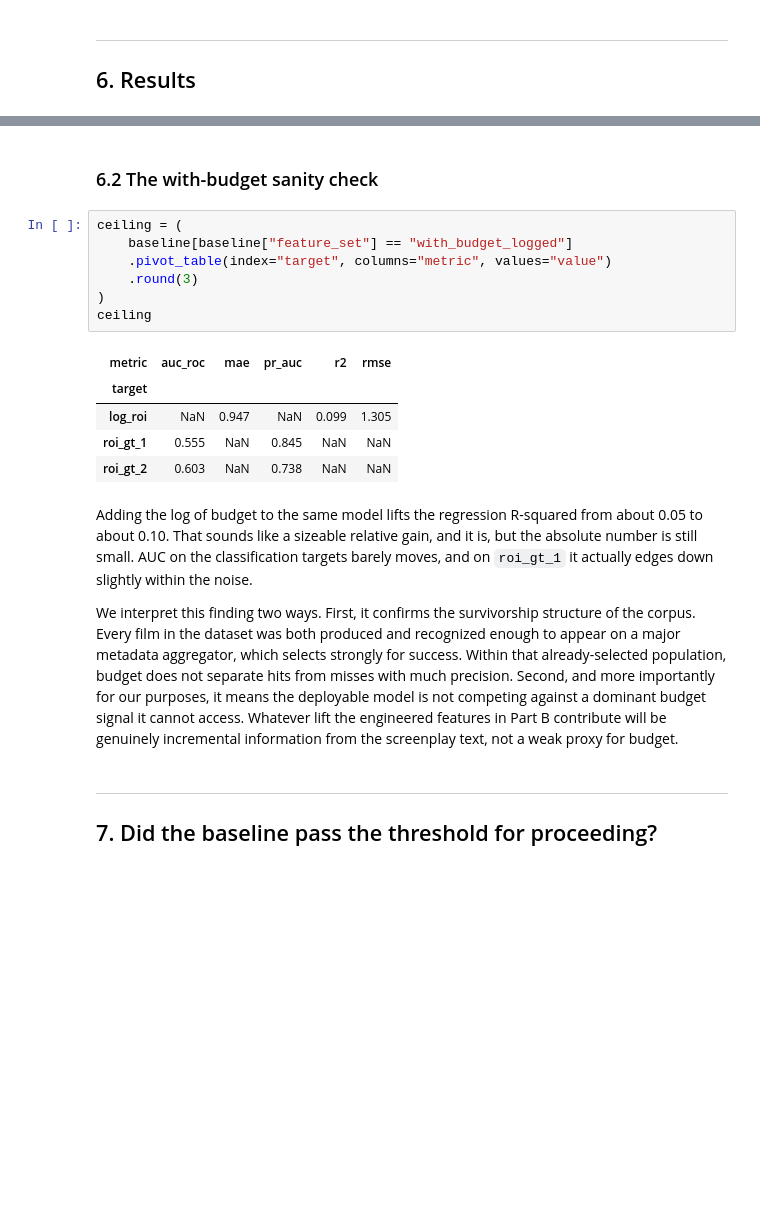
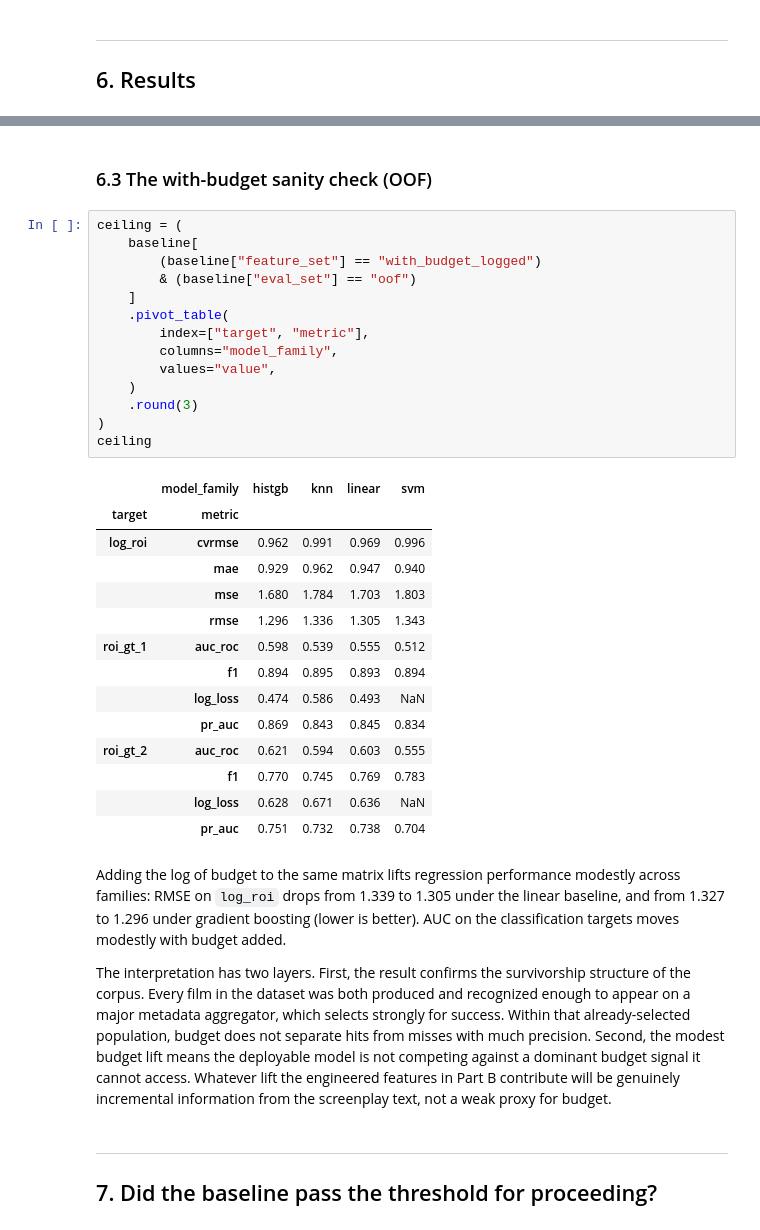
Before and after one commit to cat04MSBA/MSBA_315_Final_Project, a Jupyter notebook: notebooks/phase_3.ipynb, the cells around one changed output, grey strips where cells are left out. Drawn from its saved outputs; the diff is of its cells as text; blank space fills up the shorter version.

```diff
--- a/notebooks/phase_3.ipynb
+++ b/notebooks/phase_3.ipynb
@@ -720,38 +864,54 @@ the more sophisticated text features.
 # %% [markdown]
-### 6.2 The with-budget sanity check
+### 6.3 The with-budget sanity check (OOF)
 # %%
 ceiling = (
-    baseline[baseline["feature_set"] == "with_budget_logged"]
-    .pivot_table(index="target", columns="metric", values="value")
+    baseline[
+        (baseline["feature_set"] == "with_budget_logged")
+        & (baseline["eval_set"] == "oof")
+    ]
+    .pivot_table(
+        index=["target", "metric"],
+        columns="model_family",
+        values="value",
+    )
     .round(3)
 )
 ceiling
 # %% [output]
-| metric | auc_roc | mae | pr_auc | r2 | rmse |
-| target |  |  |  |  |  |
-| log_roi | NaN | 0.947 | NaN | 0.099 | 1.305 |
-| roi_gt_1 | 0.555 | NaN | 0.845 | NaN | NaN |
-| roi_gt_2 | 0.603 | NaN | 0.738 | NaN | NaN |
+|  | model_family | histgb | knn | linear | svm |
+| target | metric |  |  |  |  |
+| log_roi | cvrmse | 0.962 | 0.991 | 0.969 | 0.996 |
+|  | mae | 0.929 | 0.962 | 0.947 | 0.940 |
+|  | mse | 1.680 | 1.784 | 1.703 | 1.803 |
+|  | rmse | 1.296 | 1.336 | 1.305 | 1.343 |
+| roi_gt_1 | auc_roc | 0.598 | 0.539 | 0.555 | 0.512 |
+|  | f1 | 0.894 | 0.895 | 0.893 | 0.894 |
+|  | log_loss | 0.474 | 0.586 | 0.493 | NaN |
+|  | pr_auc | 0.869 | 0.843 | 0.845 | 0.834 |
+| roi_gt_2 | auc_roc | 0.621 | 0.594 | 0.603 | 0.555 |
+|  | f1 | 0.770 | 0.745 | 0.769 | 0.783 |
+|  | log_loss | 0.628 | 0.671 | 0.636 | NaN |
+|  | pr_auc | 0.751 | 0.732 | 0.738 | 0.704 |
 # %% [markdown]
-Adding the log of budget to the same model lifts the
-regression R-squared from about 0.05 to about 0.10. That
-sounds like a sizeable relative gain, and it is, but the
-absolute number is still small. AUC on the classification
-targets barely moves, and on `roi_gt_1` it actually edges
-down slightly within the noise.
+Adding the log of budget to the same matrix lifts
+regression performance modestly across families: RMSE on
+`log_roi` drops from 1.339 to 1.305 under the linear
+baseline, and from 1.327 to 1.296 under gradient boosting
+(lower is better). AUC on the classification targets
+moves modestly with budget added.
 
-We interpret this finding two ways. First, it confirms the
-survivorship structure of the corpus. Every film in the
-dataset was both produced and recognized enough to appear
-on a major metadata aggregator, which selects strongly for
-success. Within that already-selected population, budget
-does not separate hits from misses with much precision.
-Second, and more importantly for our purposes, it means
-the deployable model is not competing against a dominant
+The interpretation has two layers. First, the result
+confirms the survivorship structure of the corpus. Every
+film in the dataset was both produced and recognized
+enough to appear on a major metadata aggregator, which
+selects strongly for success. Within that already-selected
+population, budget does not separate hits from misses with
+much precision. Second, the modest budget lift means the
+deployable model is not competing against a dominant
 budget signal it cannot access. Whatever lift the
-engineered features in Part B contribute will be genuinely
-incremental information from the screenplay text, not a
-weak proxy for budget.
+engineered features in Part B contribute will be
+genuinely incremental information from the screenplay
+text, not a weak proxy for budget.
 # %% [markdown]
 ---
 
```
Also changed, not shown: parts of 24 cells of this notebook, 21 other files.
